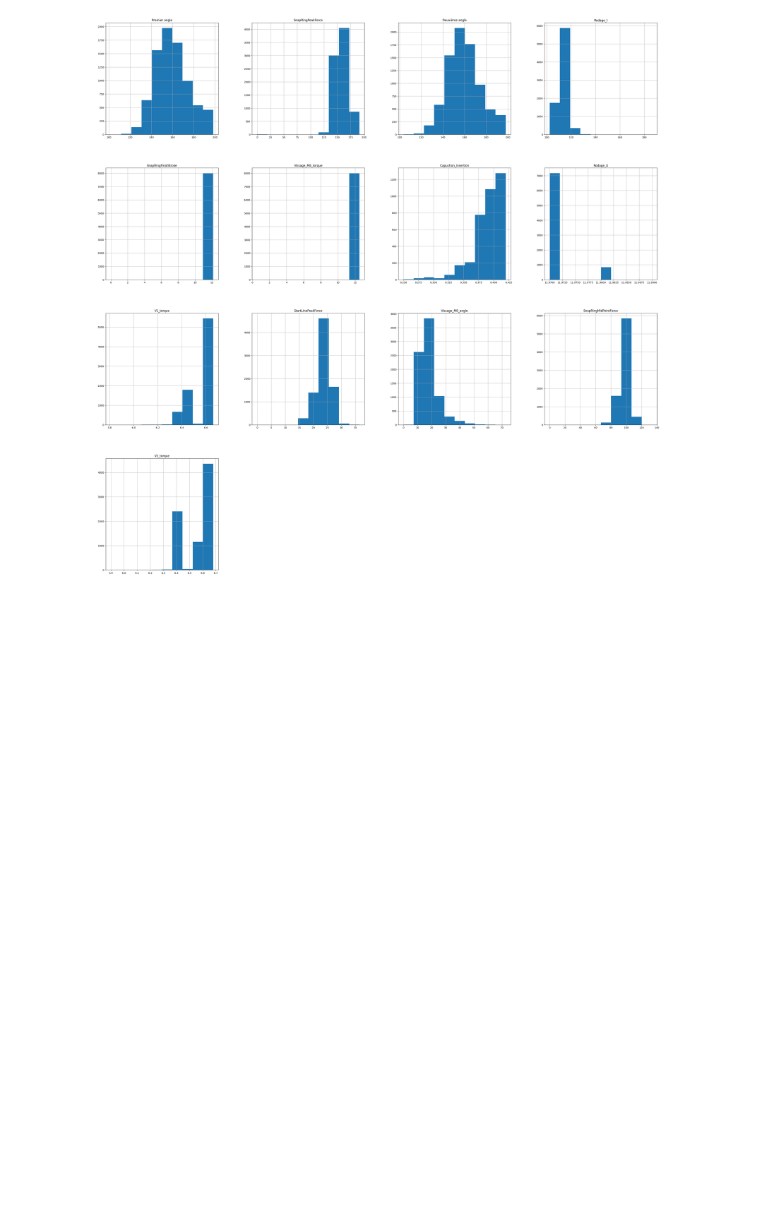
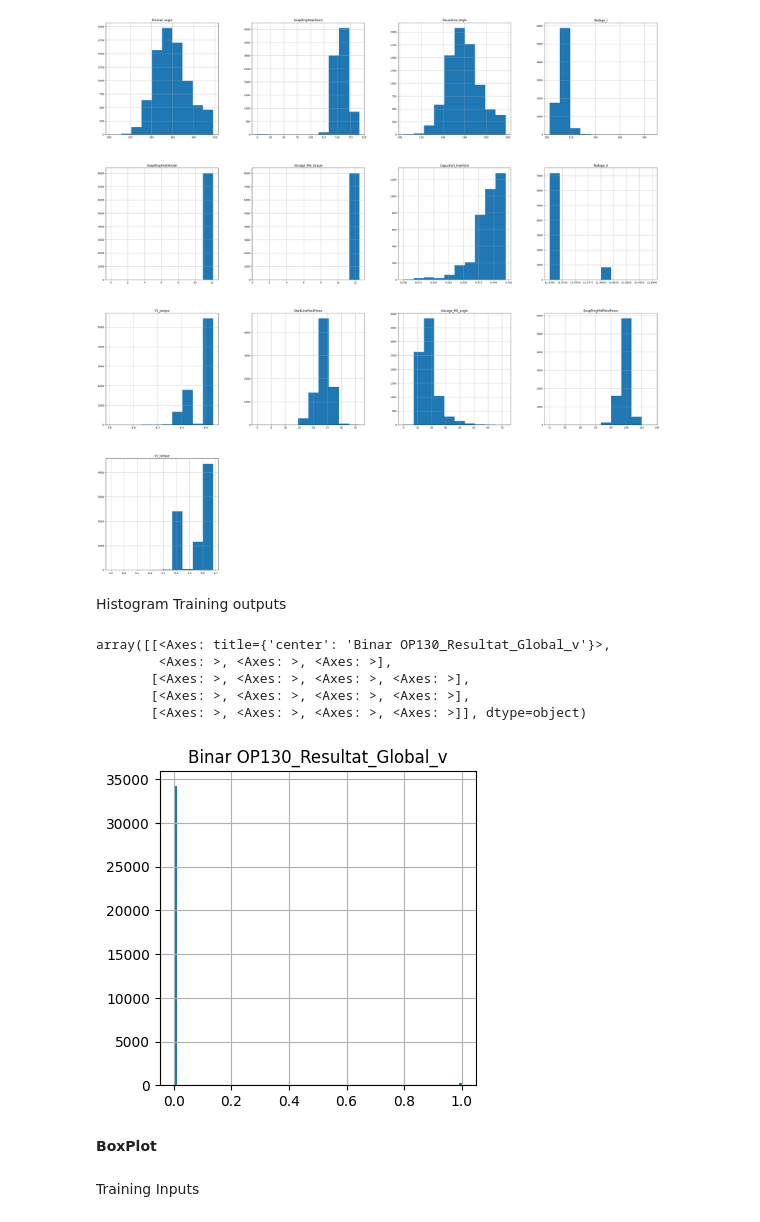
Before and after one commit to TonioHathos/AI_Valeo, a Jupyter notebook: Pre_processing_dataset_yudi.ipynb, the cells around one changed output. Cells and saved outputs as stored; diff of their text form; code cells hidden in the pictures; blank space fills up the shorter version.

```diff
--- a/Pre_processing_dataset_yudi.ipynb
+++ b/Pre_processing_dataset_yudi.ipynb
@@ -244,3 +244,18 @@ array([[<Axes: title={'center': 'Premier angle'}>,
        [<Axes: title={'center': 'V2_torque'}>, <Axes: >, <Axes: >,
         <Axes: >]], dtype=object)
 [figure]
+# %% [markdown]
+Histogram Training outputs
+# %%
+df_training_output.hist(bins = 100, layout = (4, 4), figsize = (20,20))
+# %% [output]
+array([[<Axes: title={'center': 'Binar OP130_Resultat_Global_v'}>,
+        <Axes: >, <Axes: >, <Axes: >],
+       [<Axes: >, <Axes: >, <Axes: >, <Axes: >],
+       [<Axes: >, <Axes: >, <Axes: >, <Axes: >],
+       [<Axes: >, <Axes: >, <Axes: >, <Axes: >]], dtype=object)
+[figure, added]
+# %% [markdown]
+**BoxPlot**
+# %% [markdown]
+Training Inputs
```
Also changed, not shown: parts of 3 cells of this notebook.
